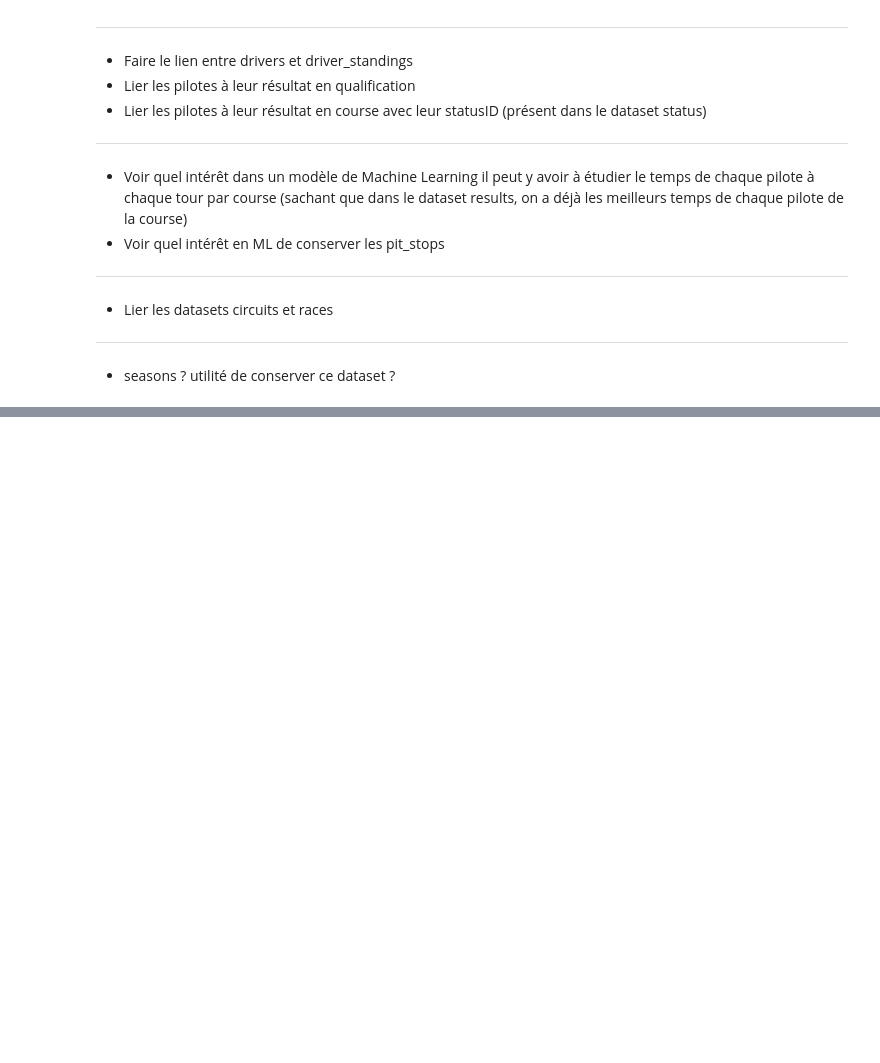
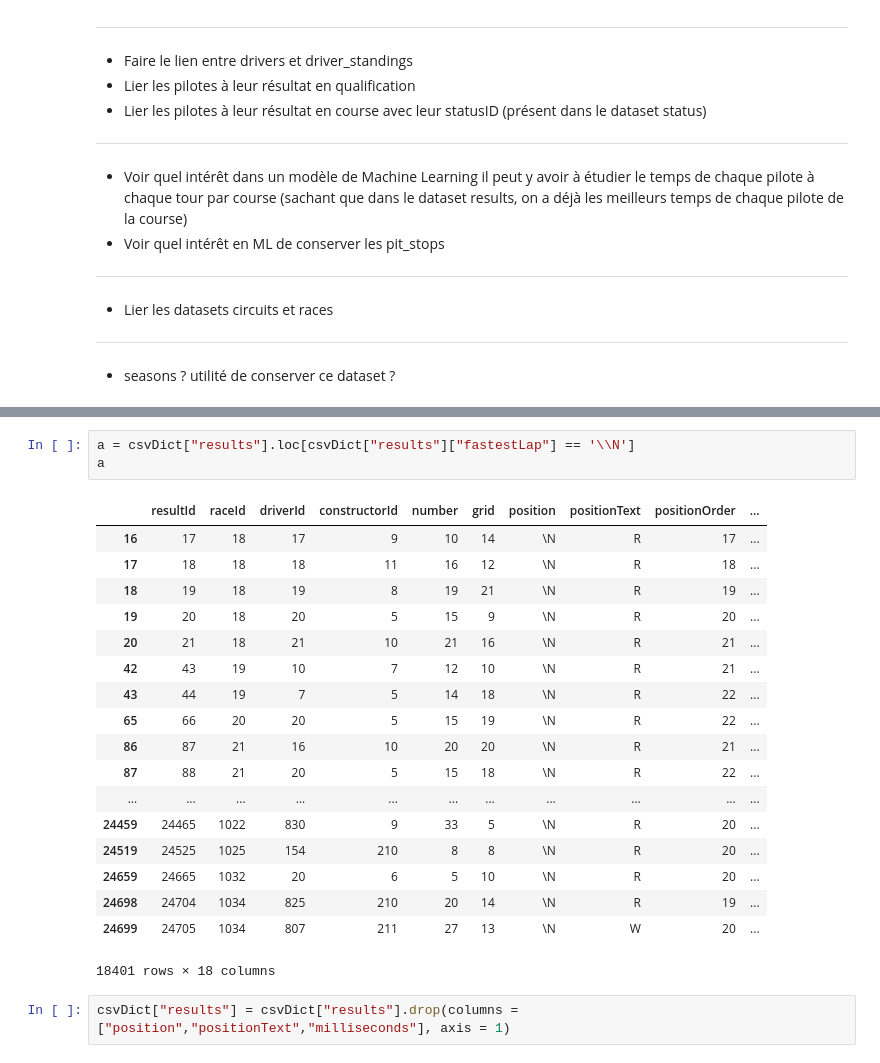
Before and after one commit to maxThoor/Formula-1-Race-Data, a Jupyter notebook: Visualisation_Datasets_LT_copy.ipynb, the cells around one changed output, grey strips where cells are left out. Drawn from its saved outputs; the diff is of its cells as text; blank space fills up the shorter version.

```diff
--- a/Visualisation_Datasets_LT_copy.ipynb
+++ b/Visualisation_Datasets_LT_copy.ipynb
@@ -106,0 +126,24 @@ NameError: name 'cvsDict' is not defined
+# %%
+a = csvDict["results"].loc[csvDict["results"]["fastestLap"] == '\\N']
+a
+# %% [output]
+|  | resultId | raceId | driverId | constructorId | number | grid | position | positionText | positionOrder | ... |
+| 16 | 17 | 18 | 17 | 9 | 10 | 14 | \N | R | 17 | ... |
+| 17 | 18 | 18 | 18 | 11 | 16 | 12 | \N | R | 18 | ... |
+| 18 | 19 | 18 | 19 | 8 | 19 | 21 | \N | R | 19 | ... |
+| 19 | 20 | 18 | 20 | 5 | 15 | 9 | \N | R | 20 | ... |
+| 20 | 21 | 18 | 21 | 10 | 21 | 16 | \N | R | 21 | ... |
+| 42 | 43 | 19 | 10 | 7 | 12 | 10 | \N | R | 21 | ... |
+| 43 | 44 | 19 | 7 | 5 | 14 | 18 | \N | R | 22 | ... |
+| 65 | 66 | 20 | 20 | 5 | 15 | 19 | \N | R | 22 | ... |
+| 86 | 87 | 21 | 16 | 10 | 20 | 20 | \N | R | 21 | ... |
+| 87 | 88 | 21 | 20 | 5 | 15 | 18 | \N | R | 22 | ... |
+| ... | ... | ... | ... | ... | ... | ... | ... | ... | ... | ... |
+| 24459 | 24465 | 1022 | 830 | 9 | 33 | 5 | \N | R | 20 | ... |
+| 24519 | 24525 | 1025 | 154 | 210 | 8 | 8 | \N | R | 20 | ... |
+| 24659 | 24665 | 1032 | 20 | 6 | 5 | 10 | \N | R | 20 | ... |
+| 24698 | 24704 | 1034 | 825 | 210 | 20 | 14 | \N | R | 19 | ... |
+| 24699 | 24705 | 1034 | 807 | 211 | 27 | 13 | \N | W | 20 | ... |
+18401 rows × 18 columns
+# %%
+csvDict["results"] = csvDict["results"].drop(columns = ["position","positionText","milliseconds"], axis = 1)
```
Also changed, not shown: parts of 9 cells of this notebook, 6 other files.
